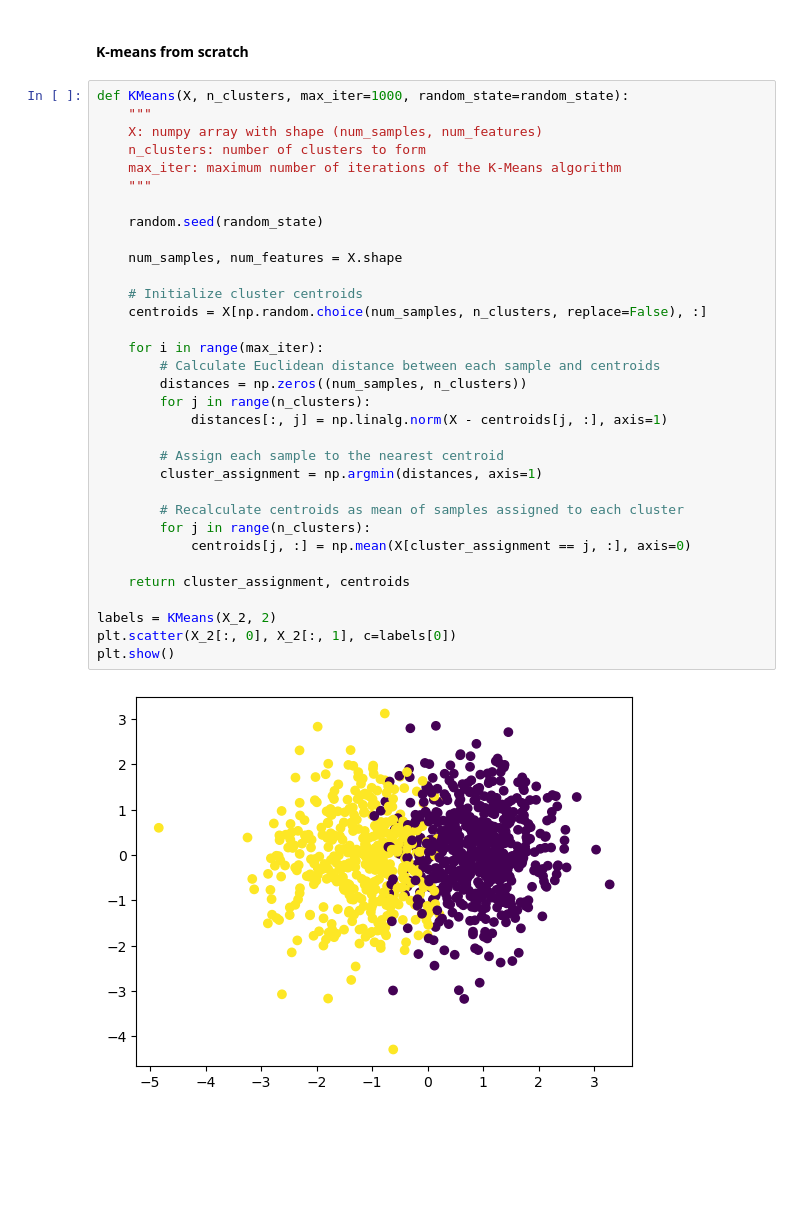
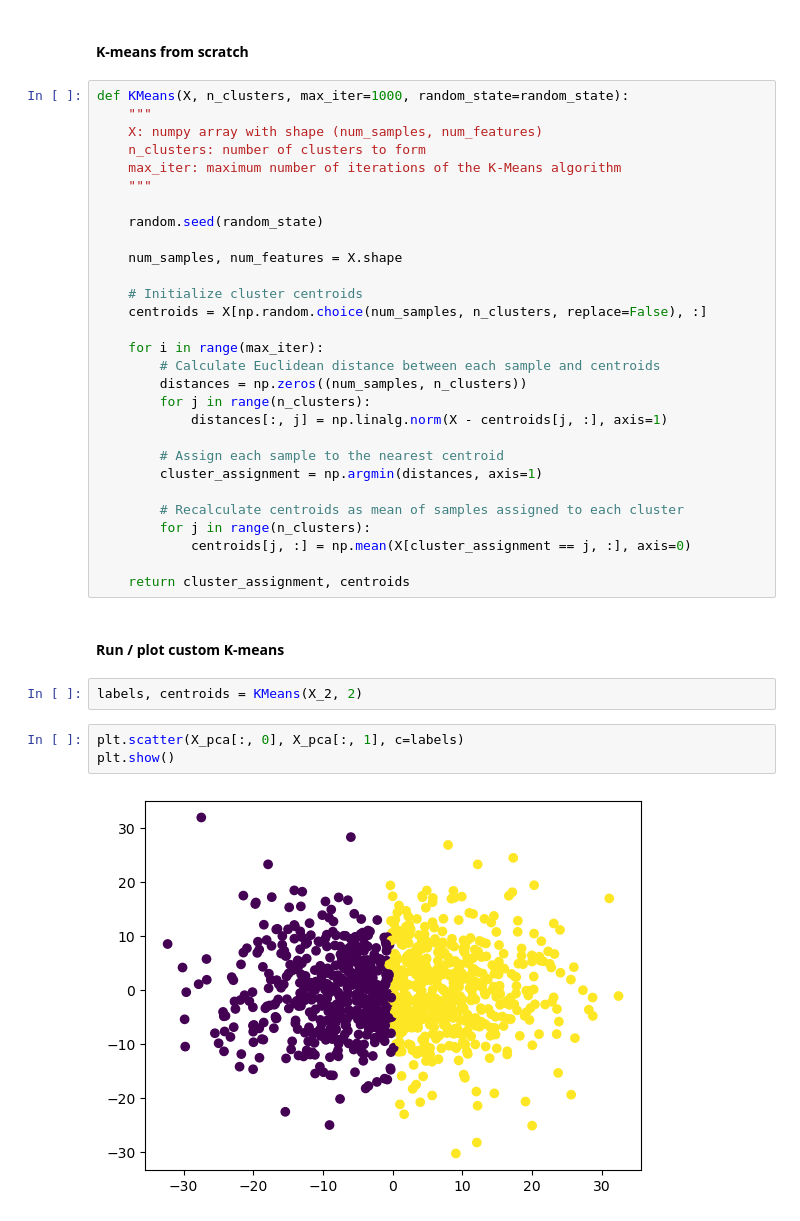
Before and after one commit to samswain2/MSiA-WQ, a Jupyter notebook: MSiA 421/hw02/hw02-q2-q3.ipynb, the cells around one changed output. Saved outputs shown, nothing was run; the diff lists cells and outputs as text; blank space fills up the shorter version.

```diff
--- a/MSiA 421/hw02/hw02-q2-q3.ipynb
+++ b/MSiA 421/hw02/hw02-q2-q3.ipynb
@@ -64,12 +73,15 @@ def KMeans(X, n_clusters, max_iter=1000, random_state=random_state):
             centroids[j, :] = np.mean(X[cluster_assignment == j, :], axis=0)
 
     return cluster_assignment, centroids
-
-labels = KMeans(X_2, 2)
-plt.scatter(X_2[:, 0], X_2[:, 1], c=labels[0])
-plt.show()
-# %% [output]
-[figure, removed]
+# %% [markdown]
+#### Run / plot custom K-means
+# %%
+labels, centroids = KMeans(X_2, 2)
+# %%
+plt.scatter(X_pca[:, 0], X_pca[:, 1], c=labels)
+plt.show()
+# %% [output]
+[figure, added]
 # %%
 def WCSS(X, labels, centroids):
     """
```
Also changed, not shown: parts of 9 cells of this notebook, 8 other files.
